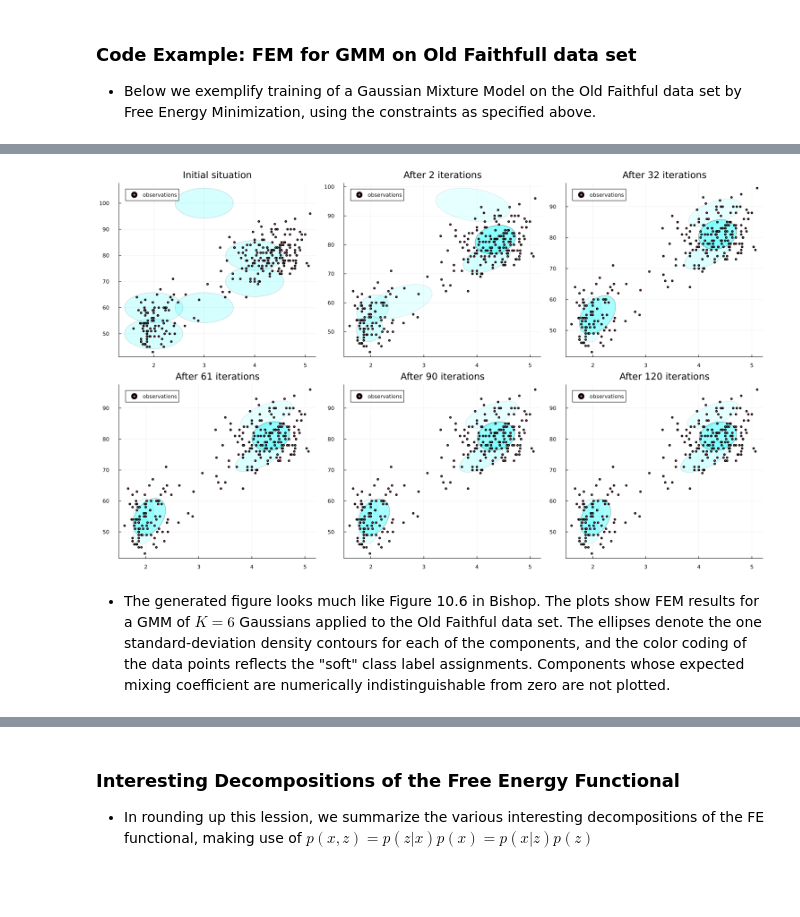
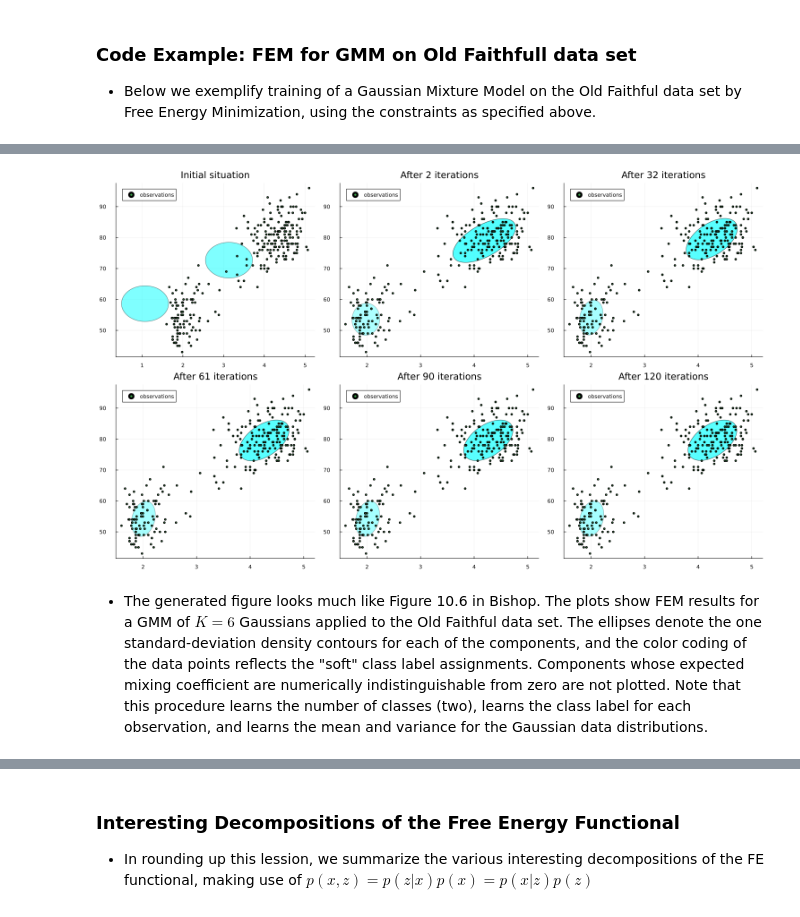
Before and after one commit to bertdv/BMLIP, a Jupyter notebook: lessons/notebooks/Latent-Variable-Models-and-VB.ipynb, the cells around one changed output, grey strips where cells are left out. Saved outputs shown, nothing was run; the diff lists cells and outputs as text; code cells hidden in the pictures; blank space fills up the shorter version.

```diff
--- a/lessons/notebooks/Latent-Variable-Models-and-VB.ipynb
+++ b/lessons/notebooks/Latent-Variable-Models-and-VB.ipynb
@@ -291,11 +307,11 @@ using IJulia; try IJulia.clear_output(); catch _ end
 # %%
-using DataFrames, CSV, LinearAlgebra, PDMats, SpecialFunctions
+using DataFrames, CSV, LinearAlgebra, PDMats, SpecialFunctions, Random
 
 include("scripts/gmm_plot.jl") # Holds plotting function
 old_faithful = CSV.read("datasets/old_faithful.csv",DataFrame);
 X = convert(Matrix{Float64}, [old_faithful[!,1] old_faithful[!,2]]');#data matrix
 N = size(X, 2) #number of observations
-K = 6
+K = 2
 
 function sufficientStatistics(X,r,k::Int) #function to compute sufficient statistics
     N_k = sum(r[k,:])
@@ -343,37 +359,39 @@ max_iter = 120
 α = fill!(Array{Float64}(undef,K,max_iter),0.01)
 R = Array{Float64}(undef,K,N,max_iter)
 M = Array{Float64}(undef,2,K,max_iter)
 Λ = Array{Float64}(undef,2,2,K,max_iter)
 clusters_vb = Array{Distribution}(undef,K,max_iter) #clusters to be plotted
 #initialize prior distribution parameters
-M[:,:,1] = [[3.0; 60.0];[4.0; 70.0];[2.0; 50.0];[2.0; 60.0];[3.0; 100.0];[4.0; 80.0]]
+M[:,:,1] = rand(MersenneTwister(42), 2, K) .* [4, 50] .+ [1, 50]
 for k=1:K
     Λ[:,:,k,1] = [1.0 0;0 0.01]
     R[k,:,1] = 1/(K)*ones(N)
     clusters_vb[k,1] = MvNormal(M[:,k,1],PDMats.PDMat(convert(Matrix,Hermitian(inv(ν[1,1].*Λ[:,:,k,1])))))
 end
 #variational inference
 for i=1:max_iter-1
     #variational expectation
     R[:,:,i+1] = updateR(Λ[:,:,:,i],M[:,:,i],α[:,i],ν[:,i],β[:,i])
     #variational minimisation
     M[:,:,i+1],β[:,i+1],Λ[:,:,:,i+1],ν[:,i+1],α[:,i+1] = updateMeanPrecisionPi(M[:,:,i],β[:,i],Λ[:,:,:,i],ν[:,i],α[:,i],R[:,:,i+1])
     for k=1:K
         clusters_vb[k,i+1] = MvNormal(M[:,k,i+1],PDMats.PDMat(convert(Matrix,Hermitian(inv(ν[k,i+1].*Λ[:,:,k,i+1])))))
     end
 end
 
 include("scripts/gmm_plot.jl") # Holds plotting function
 plots = [plotGMM(X, clusters_vb[:,1], R[:,:,1], "Initial situation")]
 for i=LinRange(2, 120, 5)
     i = round(Int,i)
     push!(plots, plotGMM(X, clusters_vb[:,i], R[:,:,i], "After $(i) iterations"))
 end
 plot(plots..., layout=(2,3), size=(1500, 900))
 # %% [output]
-[figure, old version]
+[figure, new version]
 # %% [markdown]
-- The generated figure looks much like Figure 10.6 in Bishop. The plots show FEM results for a GMM of $K = 6$ Gaussians applied to the Old Faithful data set. The ellipses denote the one standard-deviation density contours for each of the components, and the color coding of the data points reflects the "soft" class label assignments. Components whose expected mixing coefficient are numerically indistinguishable from zero are not plotted.
+- The generated figure looks much like Figure 10.6 in Bishop. The plots show FEM results for a GMM of $K = 6$ Gaussians applied to the Old Faithful data set. The ellipses denote the one standard-deviation density contours for each of the components, and the
+color coding of the data points reflects the "soft" class label assignments. Components whose expected mixing coefficient are numerically indistinguishable from zero are not
+plotted. Note that this procedure learns the number of classes (two), learns the class label for each observation, and learns the mean and variance for the Gaussian data distributions.
 # %% [markdown]
 ### Variational Inference and The Method of Maximum Entropy
 
```
Also changed, not shown: parts of 2 cells of this notebook.
